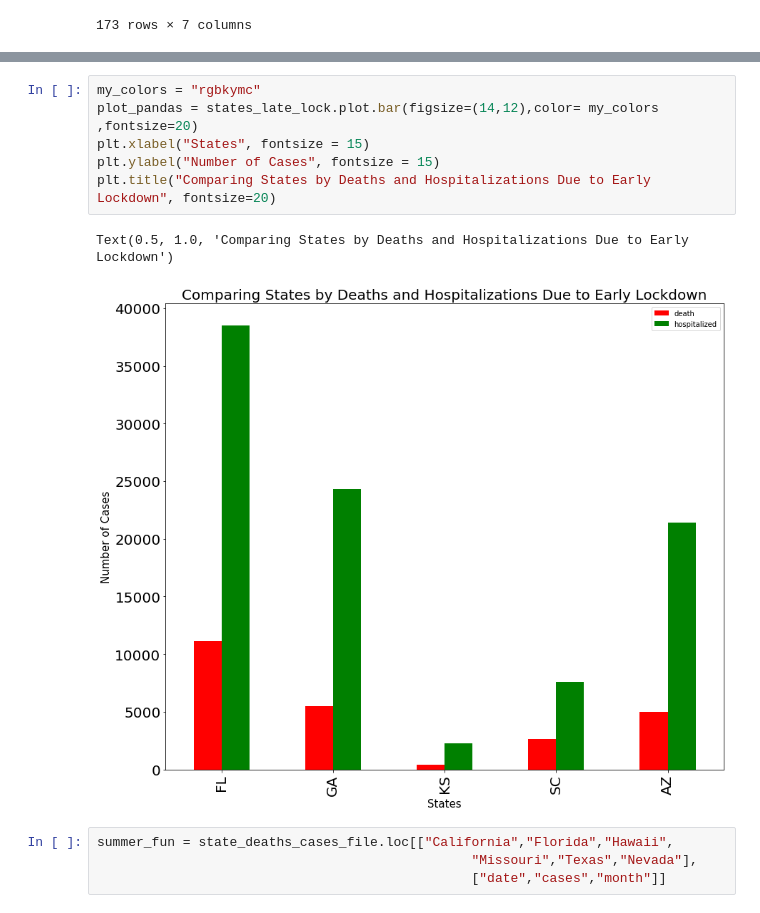
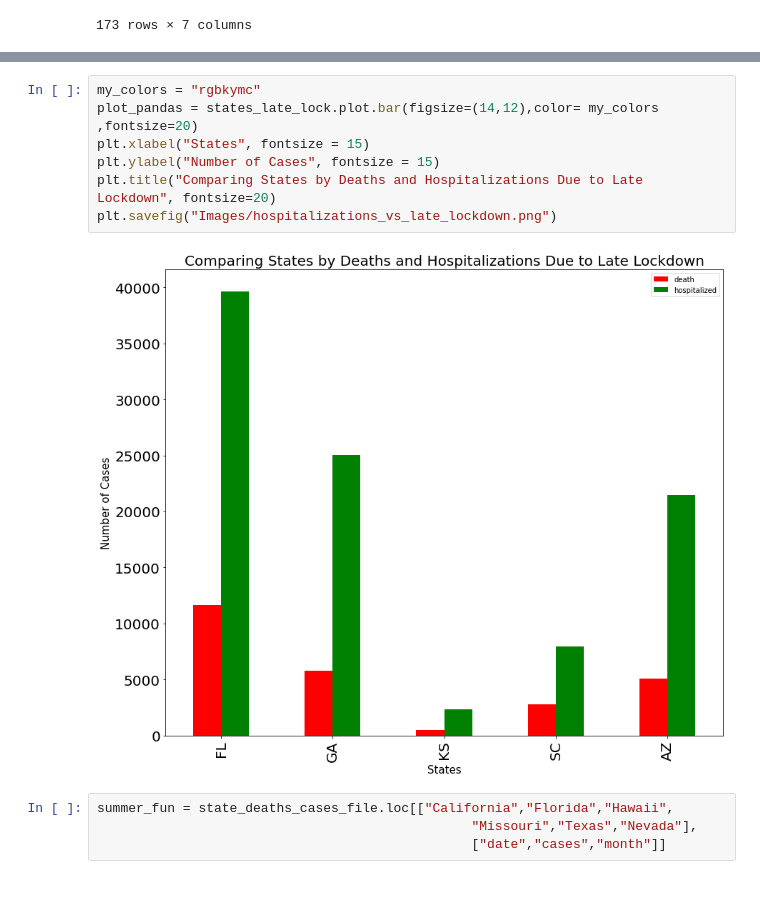
Before and after one commit to jamisonunruh24/Project-1, a Jupyter notebook: Project_Working_Data.ipynb, the cells around one changed output, grey strips where cells are left out. Cells and saved outputs as stored; diff of their text form.

```diff
--- a/Project_Working_Data.ipynb
+++ b/Project_Working_Data.ipynb
@@ -364,12 +519,12 @@ Text(0.5, 1.0, 'Comparing States by Deaths and Hospitalizations Due to Early Loc
 # %%
 my_colors = "rgbkymc"
 plot_pandas = states_late_lock.plot.bar(figsize=(14,12),color= my_colors ,fontsize=20)
 plt.xlabel("States", fontsize = 15)
 plt.ylabel("Number of Cases", fontsize = 15)
-plt.title("Comparing States by Deaths and Hospitalizations Due to Early Lockdown", fontsize=20)
+plt.title("Comparing States by Deaths and Hospitalizations Due to Late Lockdown", fontsize=20)
+plt.savefig("Images/hospitalizations_vs_late_lockdown.png")
 # %% [output]
-Text(0.5, 1.0, 'Comparing States by Deaths and Hospitalizations Due to Early Lockdown')
-[figure, old version]
+[figure, new version]
 # %%
 summer_fun = state_deaths_cases_file.loc[["California","Florida","Hawaii",
                                                 "Missouri","Texas","Nevada"],
```
Also changed, not shown: parts of 26 cells of this notebook, 11 other files.
